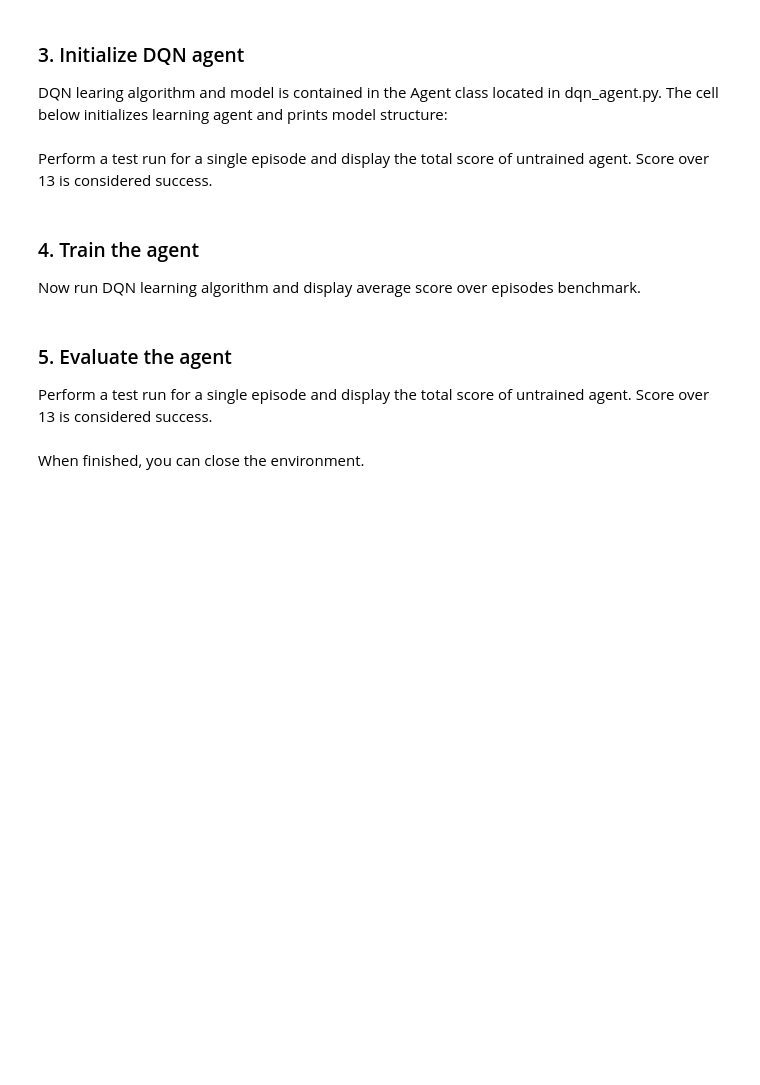
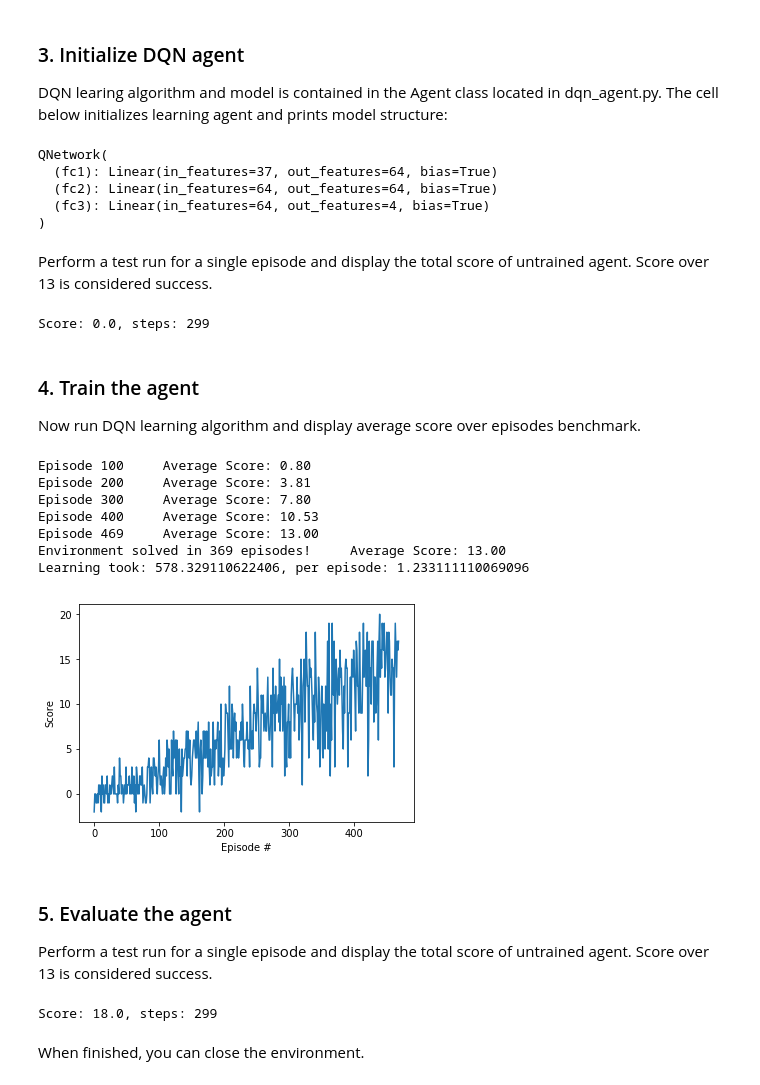
Before and after one commit to jolesinski/drlnd_navigation, a Jupyter notebook: Navigation.ipynb, the cells around one changed output. Saved outputs shown, nothing was run; the diff lists cells and outputs as text; code cells hidden in the pictures; blank space fills up the shorter version.

```diff
--- a/Navigation.ipynb
+++ b/Navigation.ipynb
@@ -24,7 +24,7 @@ Next, if not already done, fetch environment files and start it.
 # fetch the Banana Linux environment if not present
 ![! -d "Banana_Linux"] && wget https://s3-us-west-1.amazonaws.com/udacity-drlnd/P1/Banana/Banana_Linux.zip && unzip Banana_Linux.zip
 
-env = UnityEnvironment(file_name="Banana_Linux/Banana.x86_64") # get the default brain
+env = UnityEnvironment(file_name="/data/Banana_Linux_NoVis/Banana.x86_64")
 brain_name = env.brain_names[0]
 brain = env.brains[brain_name]
 
@@ -66,8 +93,14 @@ from dqn_agent import Agent
 
 device = "cuda:0" if torch.cuda.is_available() else "cpu"
 
-agent = Agent(state_size=state_size, action_size=action_size, seed=0, device=device)
+agent = Agent(state_size=state_size, action_size=action_size, seed=0, device=device, use_double_dqn=True)
 agent.qnetwork_target
+# %% [output]
+QNetwork(
+  (fc1): Linear(in_features=37, out_features=64, bias=True)
+  (fc2): Linear(in_features=64, out_features=64, bias=True)
+  (fc3): Linear(in_features=64, out_features=4, bias=True)
+)
 # %% [markdown]
 Perform a test run for a single episode and display the total score of untrained agent. Score over 13 is considered success.
 # %%
@@ -77,7 +110,6 @@ score = 0
 for j in range(500):
     action = agent.act(state)                      # select an action
     env_info = env.step(action)[brain_name]        # send the action to the environment
-#     time.sleep(0.5)
     next_state = env_info.vector_observations[0]   # get the next state
     reward = env_info.rewards[0]                   # get the reward
     done = env_info.local_done[0]                  # see if episode has finished
@@ -87,12 +119,14 @@ for j in range(500):
         break
 
 print("Score: {}, steps: {}".format(score, j))
+# %% [output]
+Score: 0.0, steps: 299
 # %% [markdown]
 ### 4. Train the agent
 
 Now run DQN learning algorithm and display average score over episodes benchmark.
 # %%
-def dqn(n_episodes=20, max_t=1000, eps_start=1.0, eps_end=0.01, eps_decay=0.995, solved_score=13):
+def dqn(n_episodes=2000, max_t=1000, eps_start=1.0, eps_end=0.01, eps_decay=0.995, solved_score=13):
     """Deep Q-Learning.
 
     Params
@@ -118,39 +152,50 @@ def dqn(n_episodes=20, max_t=1000, eps_start=1.0, eps_end=0.01, eps_decay=0.995,
             done = env_info.local_done[0]                  # see if episode has finished
             agent.step(state, action, reward, next_state, done)
             state = next_state
             score += reward
             if done:
                 break
         scores_window.append(score)       # save most recent score
         scores.append(score)              # save most recent score
         eps = max(eps_end, eps_decay*eps) # decrease epsilon
         print('\rEpisode {}\tAverage Score: {:.2f}'.format(i_episode, np.mean(scores_window)), end="")
         if i_episode % 100 == 0:
             print('\rEpisode {}\tAverage Score: {:.2f}'.format(i_episode, np.mean(scores_window)))
         if np.mean(scores_window)>=solved_score:
             print('\nEnvironment solved in {:d} episodes!\tAverage Score: {:.2f}'.format(i_episode-100, np.mean(scores_window)))
-            torch.save(agent.qnetwork_local.state_dict(), 'checkpoint.pth')
+            torch.save(agent.qnetwork_local.state_dict(), 'trained_weights.pth')
             break
     return scores
 
 start = time.time()
 scores = dqn()
 learning_took = time.time() - start
 
 print("Learning took: {}, per episode: {}".format(learning_took, learning_took/len(scores)))
 
 # plot the scores
 fig = plt.figure()
 ax = fig.add_subplot(111)
 plt.plot(np.arange(len(scores)), scores)
 plt.ylabel('Score')
 plt.xlabel('Episode #')
 plt.show()
+# %% [output]
+Episode 100     Average Score: 0.80
+Episode 200     Average Score: 3.81
+Episode 300     Average Score: 7.80
+Episode 400     Average Score: 10.53
+Episode 469     Average Score: 13.00
+Environment solved in 369 episodes!     Average Score: 13.00
+Learning took: 578.329110622406, per episode: 1.233111110069096
+[figure, added]
 # %% [markdown]
 ### 5. Evaluate the agent
 
 Perform a test run for a single episode and display the total score of untrained agent. Score over 13 is considered success.
 # %%
+agent.qnetwork_local.load_state_dict(torch.load('trained_weights.pth'))
+
 env_info = env.reset(train_mode=True)[brain_name]
 state = env_info.vector_observations[0]
 score = 0
@@ -166,6 +211,8 @@ for j in range(500):
         break
 
 print("Score: {}, steps: {}".format(score, j))
+# %% [output]
+Score: 18.0, steps: 299
 # %% [markdown]
 When finished, you can close the environment.
 # %%
```
Also changed, not shown: parts of 2 cells of this notebook, 6 other files.
